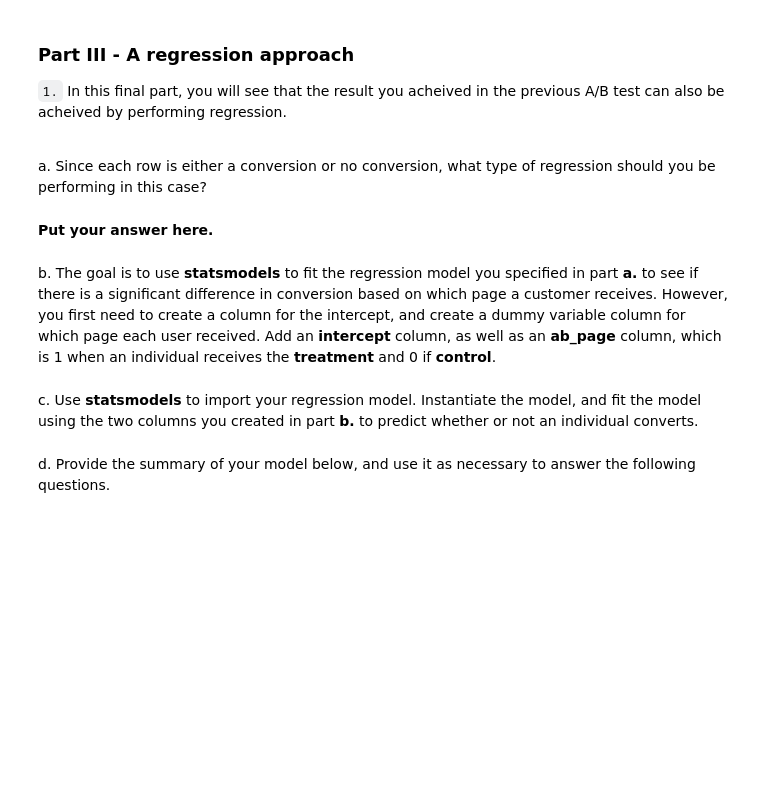
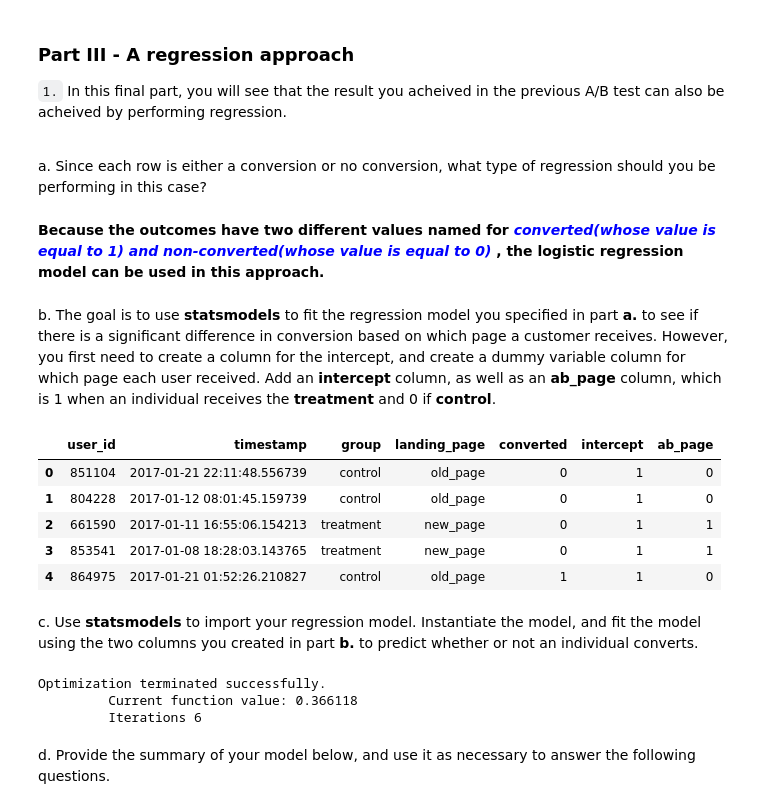
Before and after one commit to Rapter1990/Udacity-Data-Analyst-Nanodegree, a Jupyter notebook: P3_Analyze_AB_Test/Analyze_ab_test_results_notebook.ipynb, the cells around one changed output. Cells and saved outputs as stored; diff of their text form; code cells hidden in the pictures; blank space fills up the shorter version.

```diff
--- a/P3_Analyze_AB_Test/Analyze_ab_test_results_notebook.ipynb
+++ b/P3_Analyze_AB_Test/Analyze_ab_test_results_notebook.ipynb
@@ -423,11 +423,30 @@ Tells us what our critical value at 95% confidence is : 1.6448536269514722
 `1.` In this final part, you will see that the result you acheived in the previous A/B test can also be acheived by performing regression.<br><br>
 
 a. Since each row is either a conversion or no conversion, what type of regression should you be performing in this case?
-# %% [markdown]
-**Put your answer here.**
+# %% [markdown]
+**Because the outcomes have two different values named for <font color='blue'> *converted(whose value is equal to 1) and non-converted(whose value is equal to 0)* </font>, the logistic regression model can be used in this approach.**
 # %% [markdown]
 b. The goal is to use **statsmodels** to fit the regression model you specified in part **a.** to see if there is a significant difference in conversion based on which page a customer receives.  However, you first need to create a column for the intercept, and create a dummy variable column for which page each user received.  Add an **intercept** column, as well as an **ab_page** column, which is 1 when an individual receives the **treatment** and 0 if **control**.
+# %%
+df2['intercept'] = 1
+df2[['ab_page_drop_column', 'ab_page']] = pd.get_dummies(df2['group'])
+df2 = df2.drop('ab_page_drop_column', axis = 1)
+df2.head()
+# %% [output]
+|  | user_id | timestamp | group | landing_page | converted | intercept | ab_page |
+| 0 | 851104 | 2017-01-21 22:11:48.556739 | control | old_page | 0 | 1 | 0 |
+| 1 | 804228 | 2017-01-12 08:01:45.159739 | control | old_page | 0 | 1 | 0 |
+| 2 | 661590 | 2017-01-11 16:55:06.154213 | treatment | new_page | 0 | 1 | 1 |
+| 3 | 853541 | 2017-01-08 18:28:03.143765 | treatment | new_page | 0 | 1 | 1 |
+| 4 | 864975 | 2017-01-21 01:52:26.210827 | control | old_page | 1 | 1 | 0 |
 # %% [markdown]
 c. Use **statsmodels** to import your regression model.  Instantiate the model, and fit the model using the two columns you created in part **b.** to predict whether or not an individual converts.
+# %%
+logit_mod = sm.Logit(df2['converted'], df2[['intercept','ab_page']])
+results = logit_mod.fit()
+# %% [output]
+Optimization terminated successfully.
+         Current function value: 0.366118
+         Iterations 6
 # %% [markdown]
 d. Provide the summary of your model below, and use it as necessary to answer the following questions.
```
Also changed, not shown: parts of 22 cells of this notebook.
